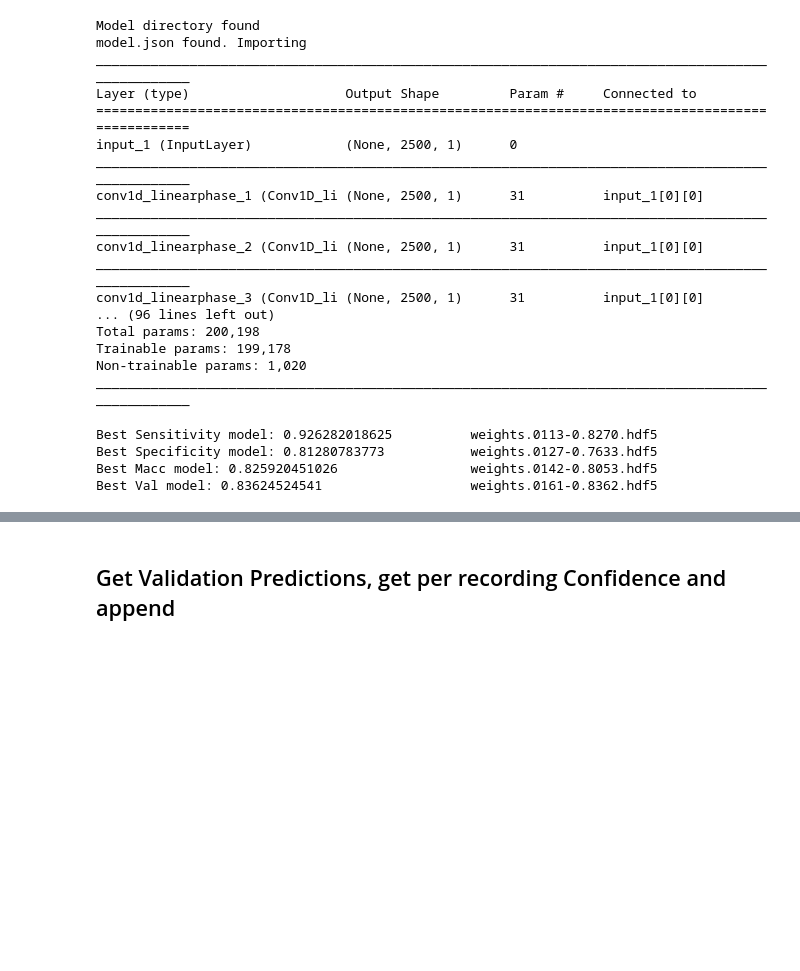
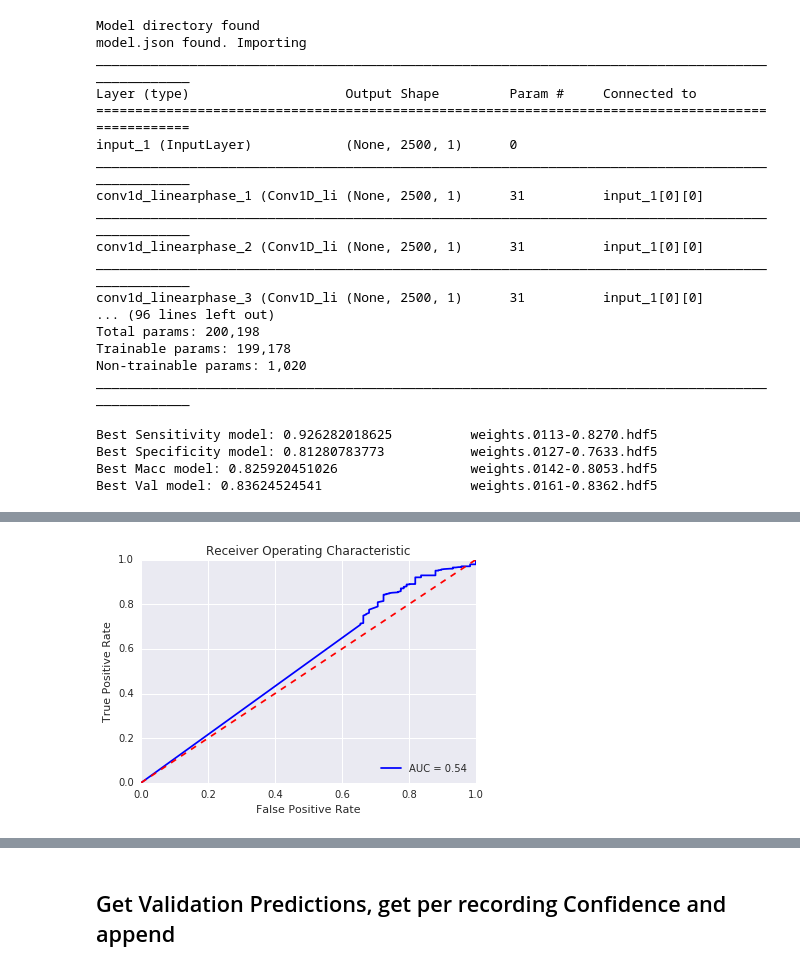
Before and after one commit to AhmedImtiazPrio/heartnet, a Jupyter notebook: codes/eval.ipynb, the cells around one changed output, grey strips where cells are left out. Saved outputs shown, nothing was run; the diff lists cells and outputs as text; code cells hidden in the pictures; blank space fills up the shorter version.

Commit message:
label noise evaluation

```diff
--- a/codes/eval.ipynb
+++ b/codes/eval.ipynb
@@ -88,3 +113,12 @@ y_val = to_categorical(y_val, num_classes=2)
 (93942, 1)
 (15511, 2500, 1)
 (15511, 1)
+# %%
+start_idx = 0
+drop_idx = []
+for idx,s in enumerate(train_parts):
+    if idx in excl1:
+        drop_idx.append(np.r_[start_idx:start_idx + int(s)])
+    start_idx = start_idx + int(s)
+drop_idx = np.hstack(drop_idx)
+np.delete(x_train,drop_idx,axis=0).shape
@@ -279,0 +372,15 @@ Checkpoint loaded:
+# %%
+predictions = model.predict(x_val)
+predictions = np.argmax(predictions,axis=1)
+start_idx=0
+true = []
+pred = []
+for s in val_parts:
+    if not s:  ## for e00032 in validation0 there was no cardiac cycle
+        continue
+    temp = sum(predictions[start_idx:start_idx + int(s)])/s
+    pred.append(temp)
+    temp = sum(y_val[start_idx:start_idx + int(s)])/s
+    true.append(temp)
+    start_idx = start_idx + int(s)
+val_pred[metric] = pred
@@ -279,0 +400,18 @@ Checkpoint loaded:
+# %%
+from sklearn.metrics import roc_curve, auc, accuracy_score
+fpr, tpr, threshold = roc_curve(true, pred)
+roc_auc = auc(fpr, tpr)
+
+# method I: plt
+import matplotlib.pyplot as plt
+plt.title('Receiver Operating Characteristic')
+plt.plot(fpr, tpr, 'b', label = 'AUC = %0.2f' % roc_auc)
+plt.legend(loc = 'lower right')
+plt.plot([0, 1], [0, 1],'r--')
+plt.xlim([0, 1])
+plt.ylim([0, 1])
+plt.ylabel('True Positive Rate')
+plt.xlabel('False Positive Rate')
+plt.show()
+# %% [output]
+[figure, added]
```
Also changed, not shown: parts of 15 cells of this notebook.
